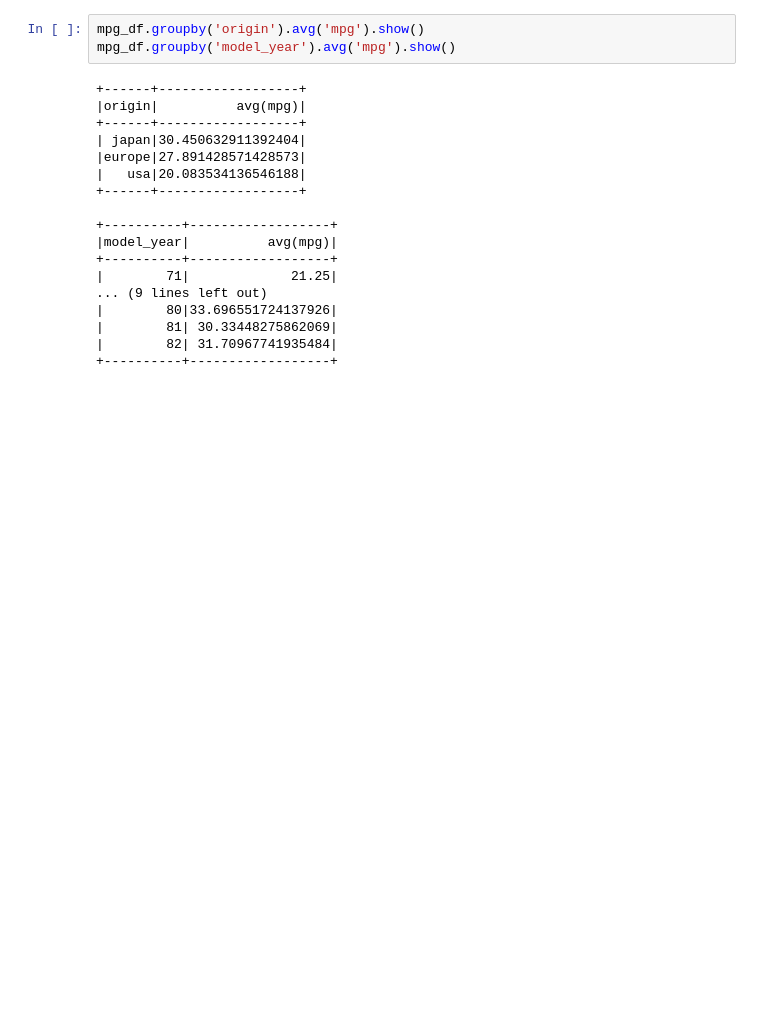
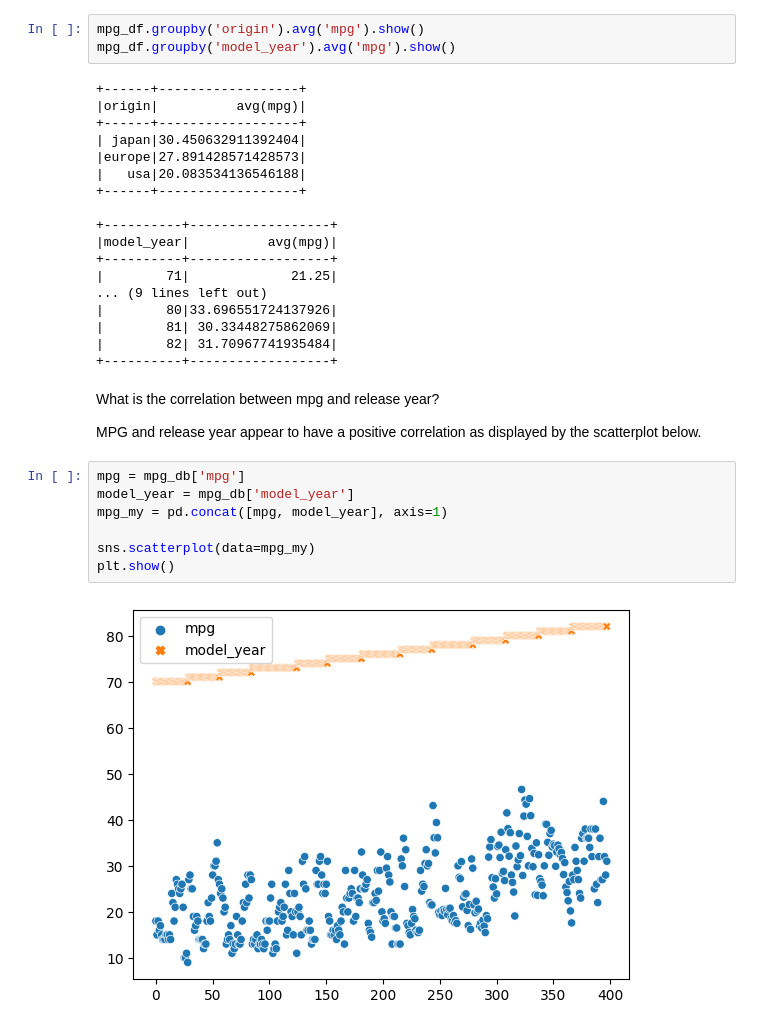
Before and after one commit to blwishom/JUMPlus-phase2, a Jupyter notebook: mpg_exercise.ipynb, the cells around one changed output. Cells and saved outputs as stored; diff of their text form; blank space fills up the shorter version.

Commit message:
mpg exercise correlations and relationships

```diff
--- a/mpg_exercise.ipynb
+++ b/mpg_exercise.ipynb
@@ -232,3 +233,16 @@ mpg_df.groupby('model_year').avg('mpg').show()
 |        81| 30.33448275862069|
 |        82| 31.70967741935484|
 +----------+------------------+
+# %% [markdown]
+ What is the correlation between mpg and release year?
+
+ MPG and release year appear to have a positive correlation as displayed by the scatterplot below.
+# %%
+mpg = mpg_db['mpg']
+model_year = mpg_db['model_year']
+mpg_my = pd.concat([mpg, model_year], axis=1)
+
+sns.scatterplot(data=mpg_my)
+plt.show()
+# %% [output]
+[figure, added]
```
Also changed, not shown: parts of 7 cells of this notebook.
